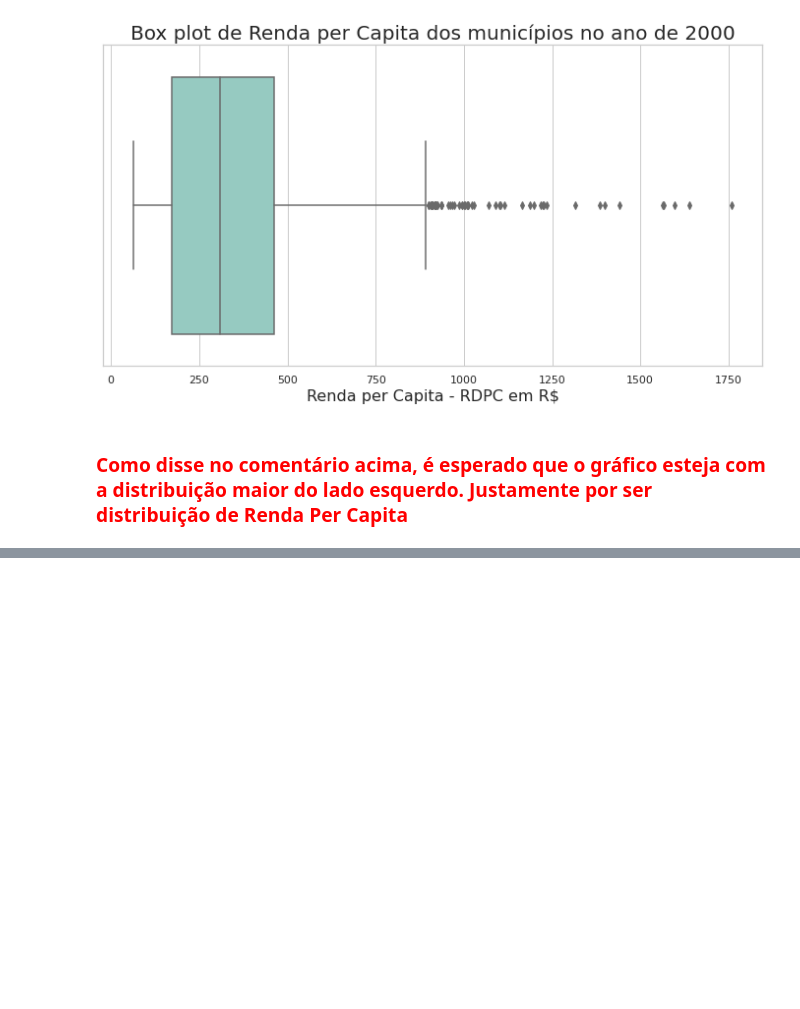
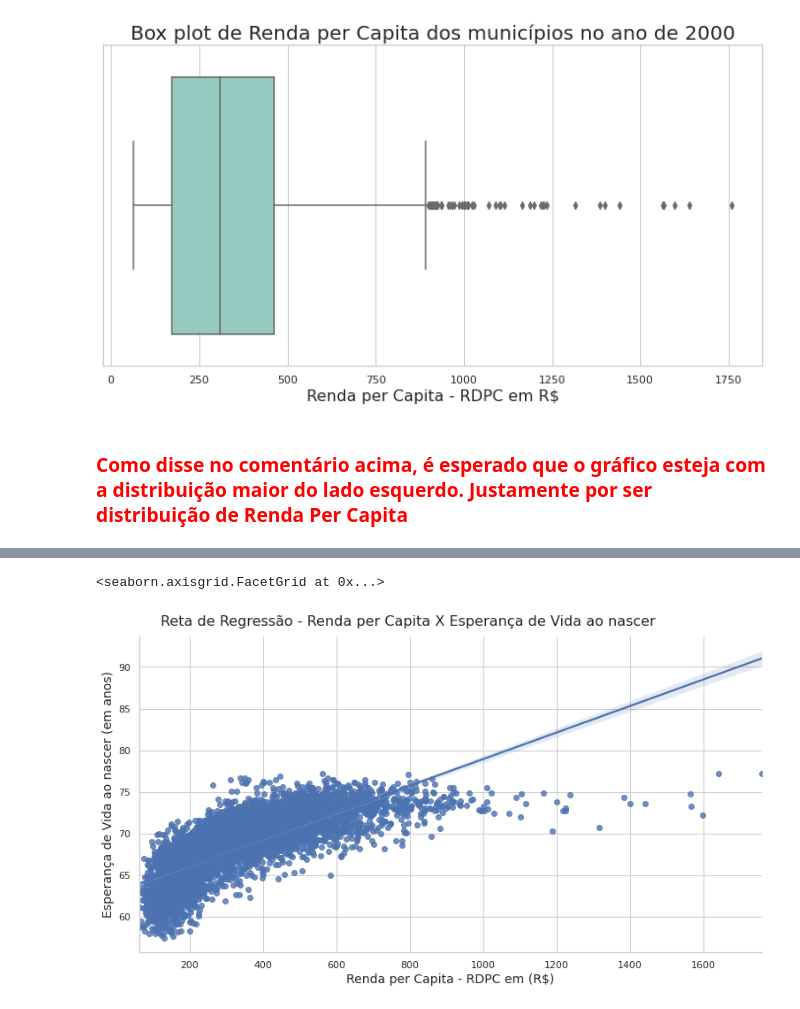
Before and after one commit to EmersonFranca/IDH_Atlas, a Jupyter notebook: Analise_Exploratoria/1_Analise_Exploratoria.ipynb, the cells around one changed output, grey strips where cells are left out. Saved outputs shown, nothing was run; the diff lists cells and outputs as text; code cells hidden in the pictures; blank space fills up the shorter version.

```diff
--- a/Analise_Exploratoria/1_Analise_Exploratoria.ipynb
+++ b/Analise_Exploratoria/1_Analise_Exploratoria.ipynb
@@ -259,0 +228,9 @@ dfIDH_2000[colunas].corr()
+# %%
+ax = sns.lmplot(data=dfIDH_2000,x='RDPC', y='ESPVIDA')
+ax.fig.set_size_inches(12, 6)
+ax.fig.suptitle('Reta de Regressão - Renda per Capita X Esperança de Vida ao nascer', fontsize=16, y=1.02)
+ax.set_xlabels("Renda per Capita - RDPC em (R$)", fontsize=14)
+ax.set_ylabels("Esperança de Vida ao nascer (em anos)", fontsize=14)
+# %% [output]
+<seaborn.axisgrid.FacetGrid at 0x...>
+[figure, added]
```
Also changed, not shown: parts of 13 cells of this notebook.
